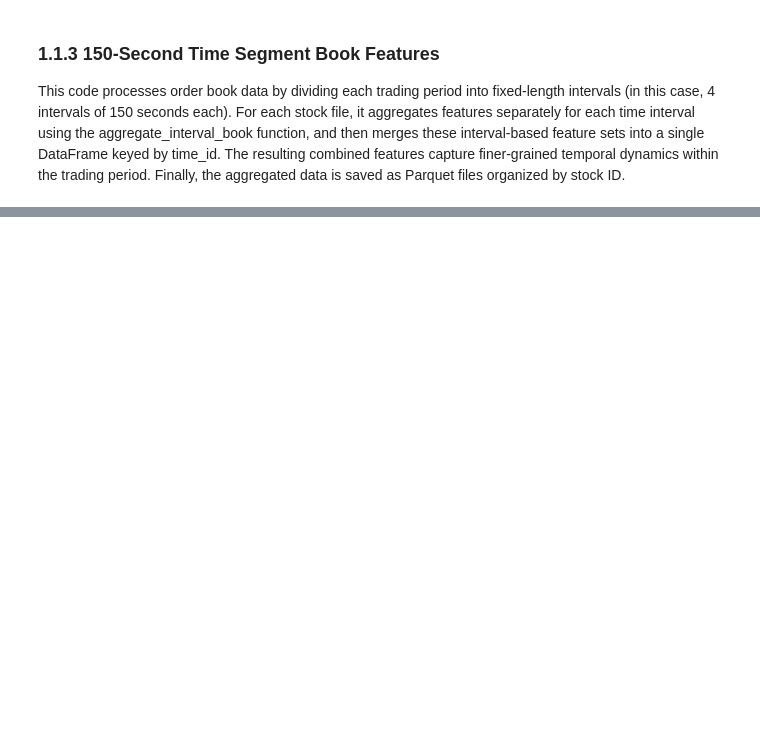
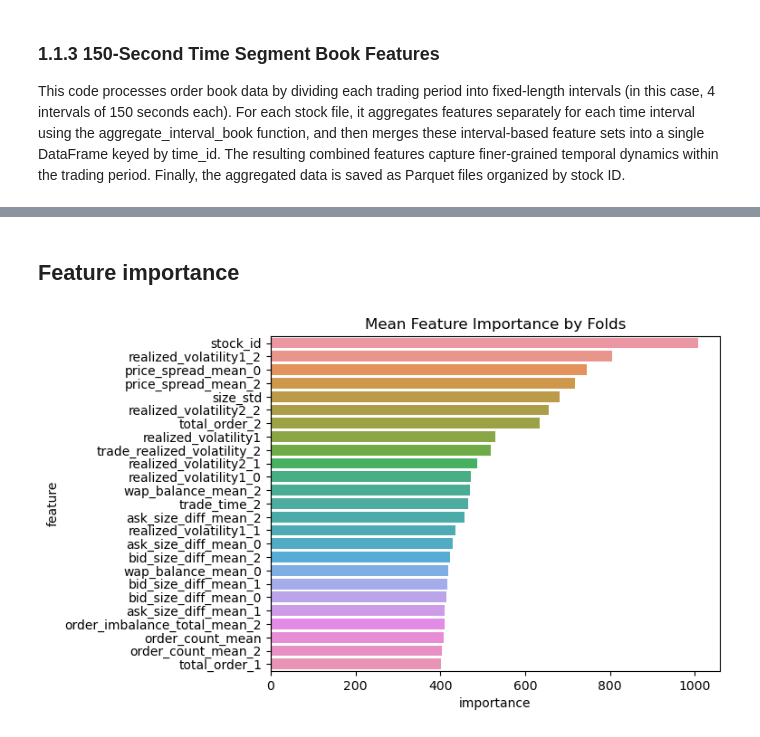
Before and after one commit to LaiquendiJ/Realized_Volatility_Pred_2025, a Jupyter notebook: Factor_engineering.ipynb, the cells around one changed output, grey strips where cells are left out. Drawn from its saved outputs; the diff is of its cells as text; code cells hidden in the pictures; blank space fills up the shorter version.

```diff
--- a/Factor_engineering.ipynb
+++ b/Factor_engineering.ipynb
@@ -300,0 +269,10 @@ shape: (3_830, 9)
+# %%
+list_book_train = glob.glob(
+    'data/optiver-realized-volatility-prediction/book_train.parquet/*')
+list_trade_train = glob.glob(
+    'data/optiver-realized-volatility-prediction/trade_train.parquet/*')
+train_data = pl.read_csv(
+    'data/optiver-realized-volatility-prediction/train.csv')
+
+df_train = preprocessor(list_book_train, list_trade_train,train_data)
+df_train.head()
@@ -300,0 +315,21 @@ shape: (3_830, 9)
+# %%
+def rmspe(y_true, y_pred):
+    # Root mean squared percentage error
+    return np.sqrt(np.mean(np.square((y_true - y_pred) / y_true)))
+
+def RMSPELoss(y_pred, y_true):
+    return torch.sqrt(torch.mean( ((y_true - y_pred) / y_true) ** 2 )).clone()
+
+def rmspe_feval(y_pred, dataset):
+    y_true = dataset.get_label()
+
+    return 'RMSPE', round(rmspe(y_true = y_true, y_pred = y_pred),5), False
+# %%
+kfold = KFold(n_splits = 5, random_state = 42, shuffle = True)
+
+X = df_train.drop(['row_id','target'],axis=1)
+y = df_train['target']
+
+categorical_features = X.columns
+fold_scores = []
+feature_importances = pd.DataFrame()
@@ -300,0 +402,12 @@ shape: (3_830, 9)
+# %% [markdown]
+## Feature importance
+# %%
+mean_importance = feature_importances.groupby("feature")["importance"].mean().sort_values(ascending=False)
+
+
+sns.barplot(x=mean_importance[:25],
+    y=mean_importance.index[:25])
+plt.title('Mean Feature Importance by Folds')
+plt.show()
+# %% [output]
+[figure, added]
```
Also changed, not shown: parts of 28 cells of this notebook, 3 other files.
